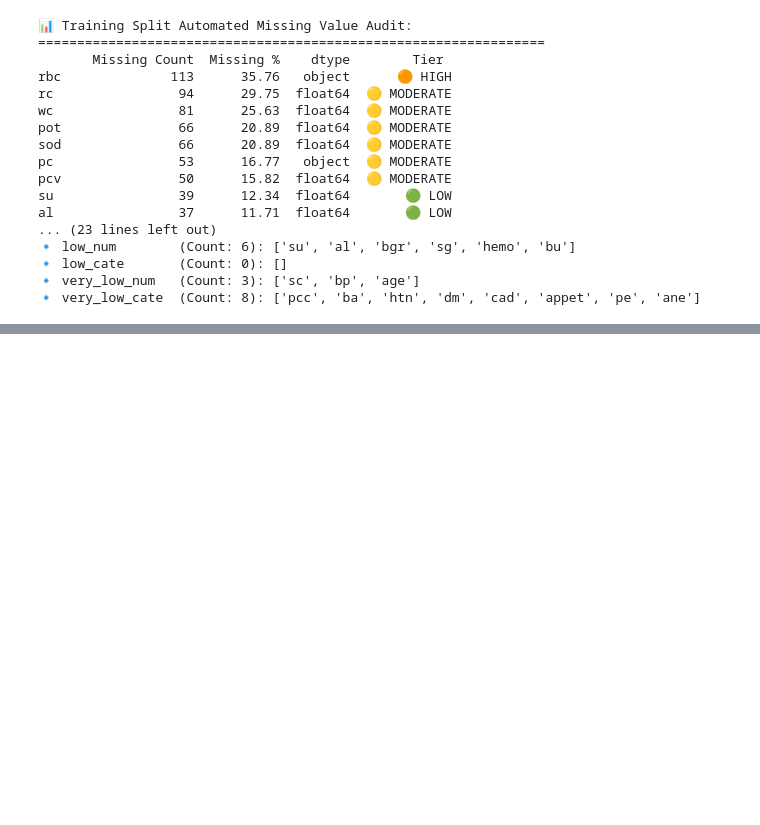
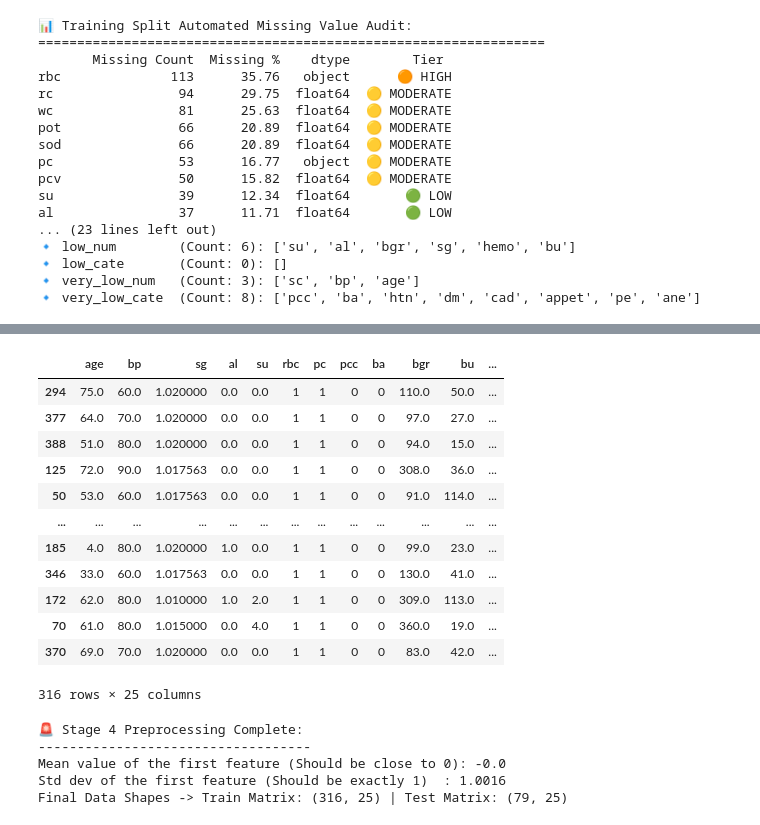
Before and after one commit to ShabeebMhd/CKD_Capstone-Project, a Jupyter notebook: Preprocessing_myself.ipynb, the cells around one changed output, grey strips where cells are left out. Cells and saved outputs as stored; diff of their text form; code cells hidden in the pictures; blank space fills up the shorter version.

```diff
--- a/Preprocessing_myself.ipynb
+++ b/Preprocessing_myself.ipynb
@@ -1019,0 +960,51 @@ dtype: int64
+# %%
+X_train_encoded
+# %% [output]
+|  | age | bp | sg | al | su | rbc | pc | pcc | ba | bgr | bu | ... |
+| 294 | 75.0 | 60.0 | 1.020000 | 0.0 | 0.0 | 1 | 1 | 0 | 0 | 110.0 | 50.0 | ... |
+| 377 | 64.0 | 70.0 | 1.020000 | 0.0 | 0.0 | 1 | 1 | 0 | 0 | 97.0 | 27.0 | ... |
+| 388 | 51.0 | 80.0 | 1.020000 | 0.0 | 0.0 | 1 | 1 | 0 | 0 | 94.0 | 15.0 | ... |
+| 125 | 72.0 | 90.0 | 1.017563 | 0.0 | 0.0 | 1 | 1 | 0 | 0 | 308.0 | 36.0 | ... |
+| 50 | 53.0 | 60.0 | 1.017563 | 0.0 | 0.0 | 1 | 1 | 0 | 0 | 91.0 | 114.0 | ... |
+| ... | ... | ... | ... | ... | ... | ... | ... | ... | ... | ... | ... | ... |
+| 185 | 4.0 | 80.0 | 1.020000 | 1.0 | 0.0 | 1 | 1 | 0 | 0 | 99.0 | 23.0 | ... |
+| 346 | 33.0 | 60.0 | 1.017563 | 0.0 | 0.0 | 1 | 1 | 0 | 0 | 130.0 | 41.0 | ... |
+| 172 | 62.0 | 80.0 | 1.010000 | 1.0 | 2.0 | 1 | 1 | 0 | 0 | 309.0 | 113.0 | ... |
+| 70 | 61.0 | 80.0 | 1.015000 | 0.0 | 4.0 | 1 | 1 | 0 | 0 | 360.0 | 19.0 | ... |
+| 370 | 69.0 | 70.0 | 1.020000 | 0.0 | 0.0 | 1 | 1 | 0 | 0 | 83.0 | 42.0 | ... |
+316 rows × 25 columns
+# %%
+from sklearn.preprocessing import StandardScaler
+
+# 1. Initialize the StandardScaler instance
+scaler = StandardScaler()
+
+# 2. FIT & TRANSFORM: Learn scales and transform your training dataframe
+# (We immediately wrap the output back into a pandas DataFrame to keep headers intact)
+X_train_scaled = pd.DataFrame(
+    scaler.fit_transform(X_train_encoded),
+    columns=X_train_encoded.columns,
+    index=X_train_encoded.index
+)
+
+# 3. TRANSFORM ONLY: Apply the training scales to your test dataset
+X_test_scaled = pd.DataFrame(
+    scaler.transform(X_test_encoded),
+    columns=X_test_encoded.columns,
+    index=X_test_encoded.index
+)
+
+# ==========================================
+# 4. FINAL SCALE VERIFICATION
+# ==========================================
+print("🚨 Stage 4 Preprocessing Complete:")
+print("-" * 35)
+print("Mean value of the first feature (Should be close to 0):", round(X_train_scaled.iloc[:, 0].mean(), 4))
+print("Std dev of the first feature (Should be exactly 1)  :", round(X_train_scaled.iloc[:, 0].std(), 4))
+print(f"Final Data Shapes -> Train Matrix: {X_train_scaled.shape} | Test Matrix: {X_test_scaled.shape}")
+# %% [output]
+🚨 Stage 4 Preprocessing Complete:
+-----------------------------------
+Mean value of the first feature (Should be close to 0): -0.0
+Std dev of the first feature (Should be exactly 1)  : 1.0016
+Final Data Shapes -> Train Matrix: (316, 25) | Test Matrix: (79, 25)
```
Also changed, not shown: parts of 11 cells of this notebook.
